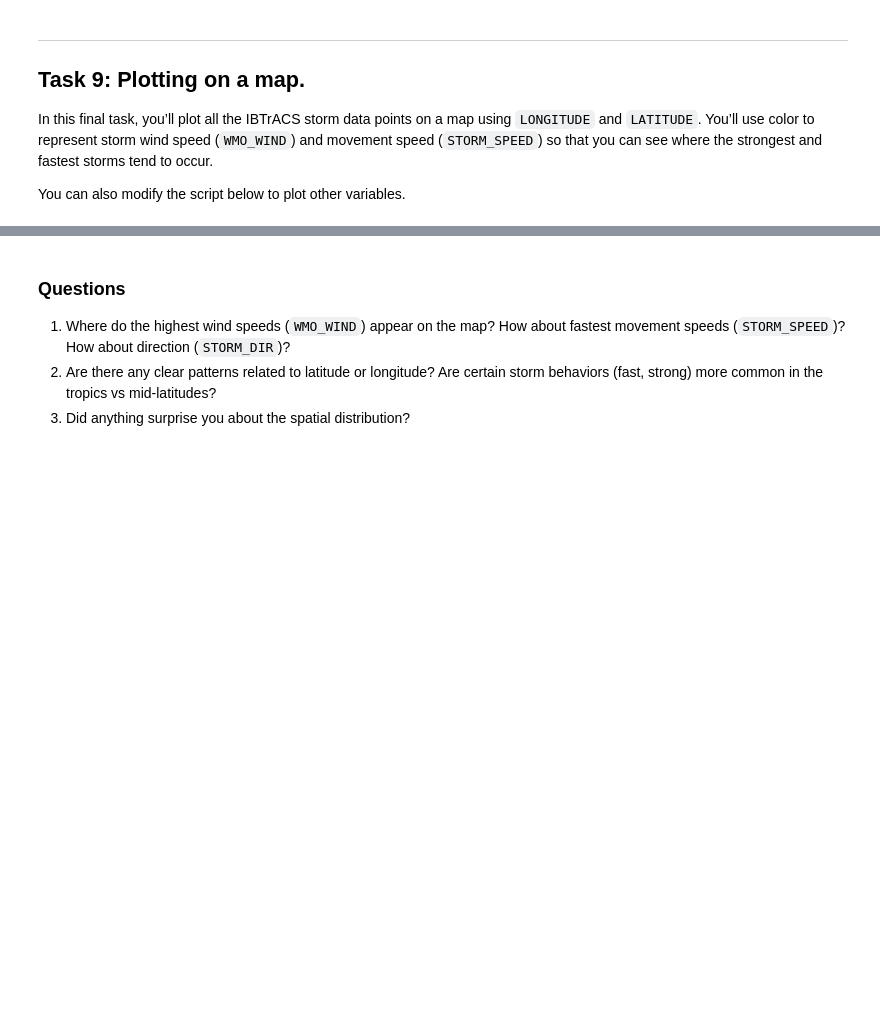
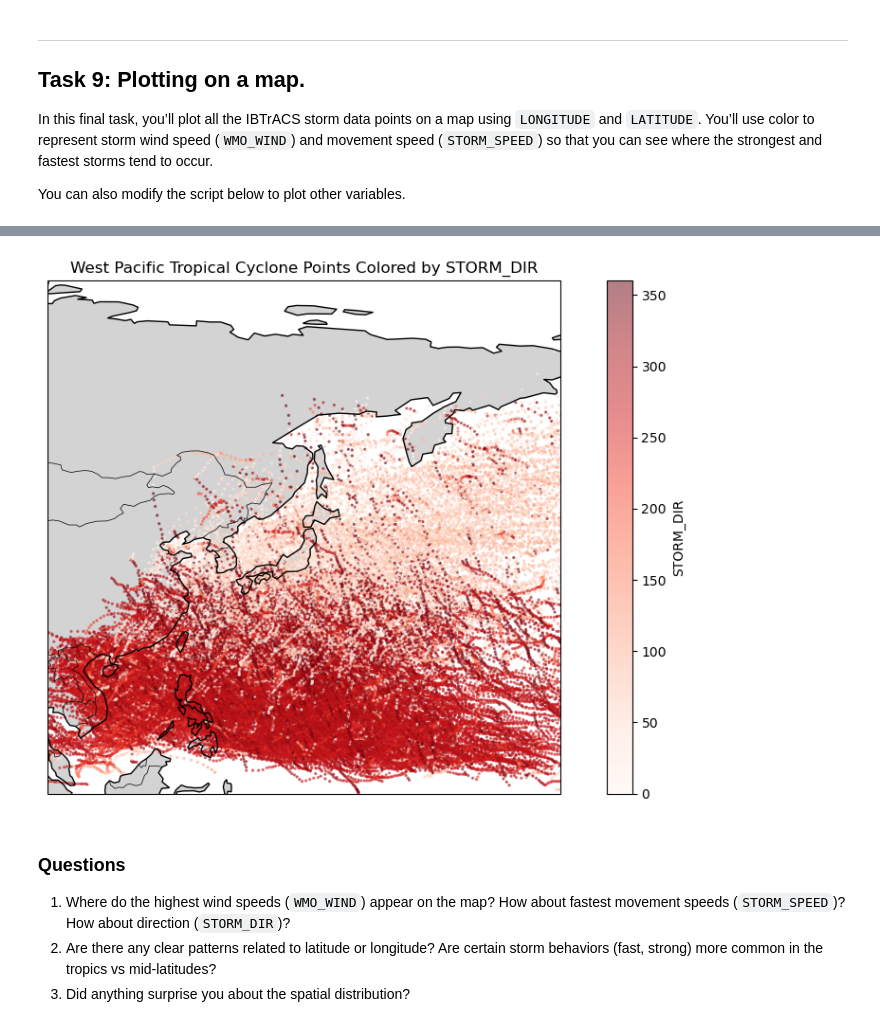
Before and after one commit to acgaribay/Meteo203-2526-Garibay, a Jupyter notebook: ex05_runs.ipynb, the cells around one changed output, grey strips where cells are left out. Cells and saved outputs as stored; diff of their text form; code cells hidden in the pictures; blank space fills up the shorter version.

```diff
--- a/ex05_runs.ipynb
+++ b/ex05_runs.ipynb
@@ -698,3 +735,41 @@ plt.show()
+# %%
+var_to_plot = 'WMO_WIND'
+var_to_plot = 'STORM_DIR'
+cmap = 'Reds'
+point_size = 2
+
+# Drop missing data
+df_map = df[['LON', 'LAT', var_to_plot]].dropna()
+
+# Set up the map
+fig = plt.figure(figsize=(10, 6))
+ax = plt.axes(projection=ccrs.PlateCarree())
+
+# Set extent to West Pacific: [lon_min, lon_max, lat_min, lat_max]
+ax.set_extent([100, 180, 0, 80], crs=ccrs.PlateCarree())
+
+# Add base features
+ax.coastlines()
+ax.add_feature(cfeature.BORDERS, linewidth=0.5)
+ax.add_feature(cfeature.LAND, facecolor='lightgray')
+
+# Plot storm points
+sc = ax.scatter(
+    df_map['LON'], df_map['LAT'],
+    c=df_map[var_to_plot],
+    cmap=cmap,
+    s=point_size,
+    alpha=0.5,
+    transform=ccrs.PlateCarree()
+)
+
+# Add colorbar
+cbar = plt.colorbar(sc, ax=ax, orientation='vertical', label=var_to_plot)
+ax.set_title(f"West Pacific Tropical Cyclone Points Colored by {var_to_plot}")
+plt.tight_layout()
+plt.show()
+# %% [output]
+[figure, added]
 # %% [markdown]
 ### Questions
 1. Where do the highest wind speeds (`WMO_WIND`) appear on the map? How about fastest movement speeds (`STORM_SPEED`)? How about direction (`STORM_DIR`)?
```
Also changed, not shown: parts of 2 cells of this notebook.
